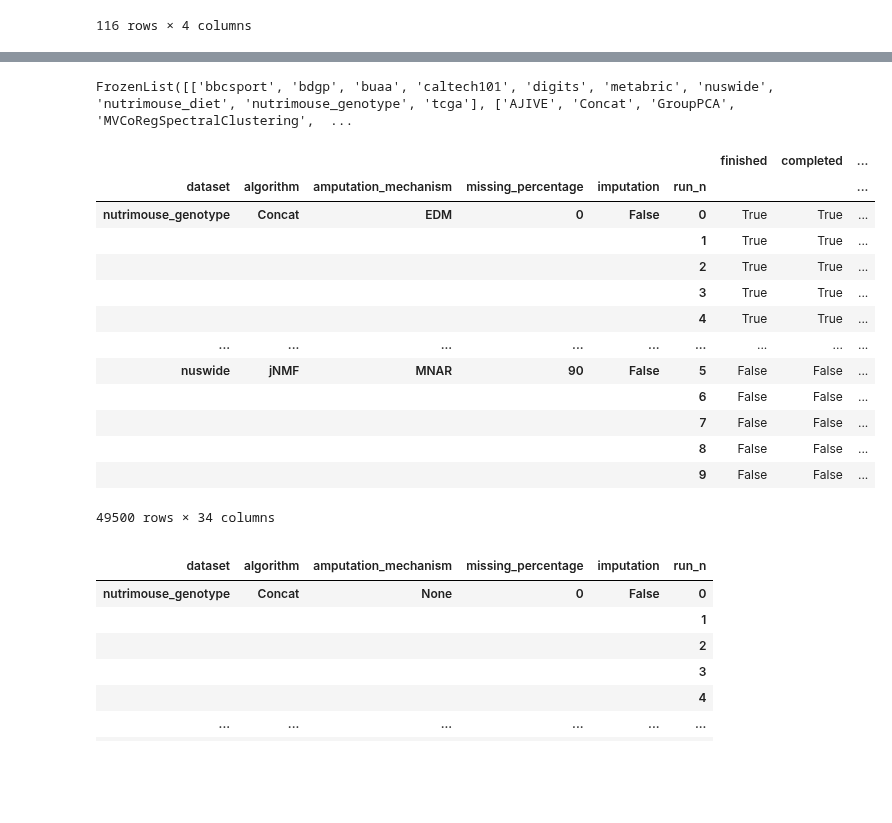
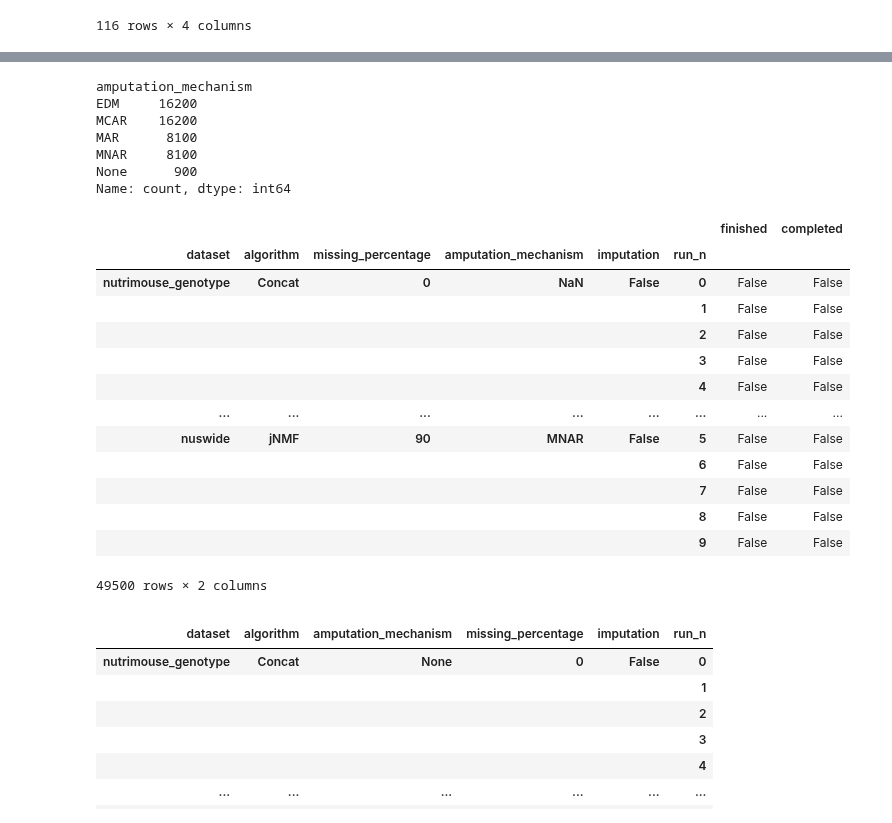
Before and after one commit to RafRomB/imml, a Jupyter notebook: Untitled.ipynb, the cells around one changed output, grey strips where cells are left out. Drawn from its saved outputs; the diff is of its cells as text; code cells hidden in the pictures; blank space fills up the shorter version.

```diff
--- a/Untitled.ipynb
+++ b/Untitled.ipynb
@@ -1152,26 +1270,33 @@ X
 # %%
-results.index.levels
+results["amputation_mechanism"].value_counts()
 # %% [output]
-FrozenList([['bbcsport', 'bdgp', 'buaa', 'caltech101', 'digits', 'metabric', 'nuswide', 'nutrimouse_diet', 'nutrimouse_genotype', 'tcga'], ['AJIVE', 'Concat', 'GroupPCA', 'MVCoRegSpectralClustering',  ...
+amputation_mechanism
+EDM     16200
+MCAR    16200
+MAR      8100
+MNAR     8100
+None      900
+Name: count, dtype: int64
 # %%
 results = pd.read_csv("results/complete_algorithms_evaluation.csv", index_col = [0,1,2,3,4,5])
-results.loc[results.xs(0, level="missing_percentage", drop_level=False).index].index = results.xs(0, level="missing_percentage", drop_level=False).index.to_frame(index= False).replace("EDM", "None").set_index(results.index.names).index
+# results = results.reset_index()
+# results.loc[results.xs(0, level="missing_percentage", drop_level=False).index].index = results.xs(0, level="missing_percentage", drop_level=False).index.to_frame(index= False).replace("EDM", "None").set_index(results.index.names).index
 results
 # %% [output]
-|  |  |  |  |  |  | finished | completed | ... |
-| dataset | algorithm | amputation_mechanism | missing_percentage | imputation | run_n |  |  | ... |
-| nutrimouse_genotype | Concat | EDM | 0 | False | 0 | True | True | ... |
-|  |  |  |  |  | 1 | True | True | ... |
-|  |  |  |  |  | 2 | True | True | ... |
-|  |  |  |  |  | 3 | True | True | ... |
-|  |  |  |  |  | 4 | True | True | ... |
-| ... | ... | ... | ... | ... | ... | ... | ... | ... |
-| nuswide | jNMF | MNAR | 90 | False | 5 | False | False | ... |
-|  |  |  |  |  | 6 | False | False | ... |
-|  |  |  |  |  | 7 | False | False | ... |
-|  |  |  |  |  | 8 | False | False | ... |
-|  |  |  |  |  | 9 | False | False | ... |
+|  |  |  |  |  |  | finished | completed |
+| dataset | algorithm | missing_percentage | amputation_mechanism | imputation | run_n |  |  |
+| nutrimouse_genotype | Concat | 0 | NaN | False | 0 | False | False |
+|  |  |  |  |  | 1 | False | False |
+|  |  |  |  |  | 2 | False | False |
+|  |  |  |  |  | 3 | False | False |
+|  |  |  |  |  | 4 | False | False |
+| ... | ... | ... | ... | ... | ... | ... | ... |
+| nuswide | jNMF | 90 | MNAR | False | 5 | False | False |
+|  |  |  |  |  | 6 | False | False |
+|  |  |  |  |  | 7 | False | False |
+|  |  |  |  |  | 8 | False | False |
+|  |  |  |  |  | 9 | False | False |
-49500 rows × 34 columns
+49500 rows × 2 columns
 # %%
 results = pd.read_csv("results/complete_algorithms_evaluation.csv", index_col = [0,1,2,3,4,5])
 results_amputation_mechanism_complete = results.xs(0, level="missing_percentage", drop_level=False)
```
Also changed, not shown: parts of 9 cells of this notebook, 4 other files.
